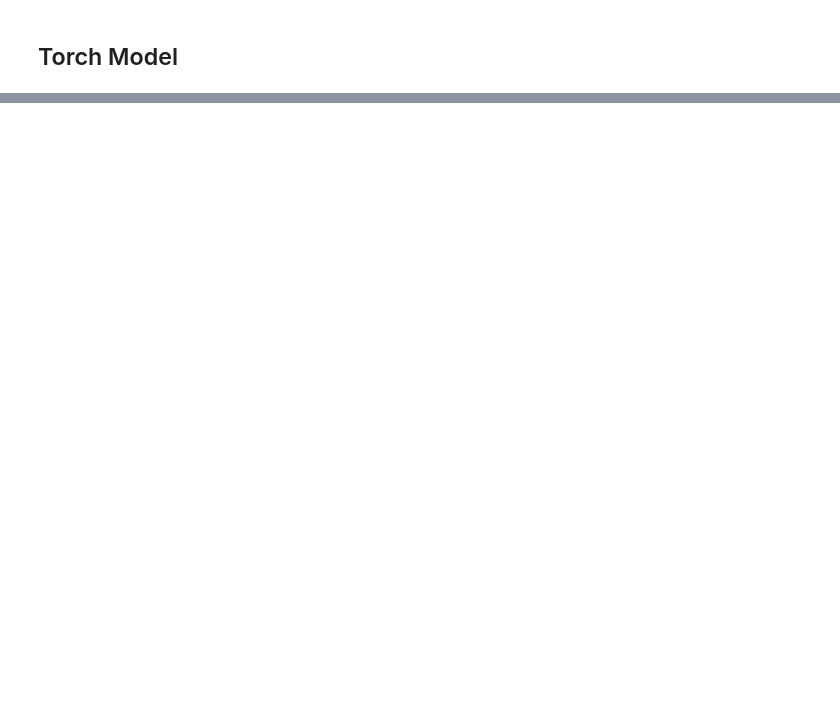
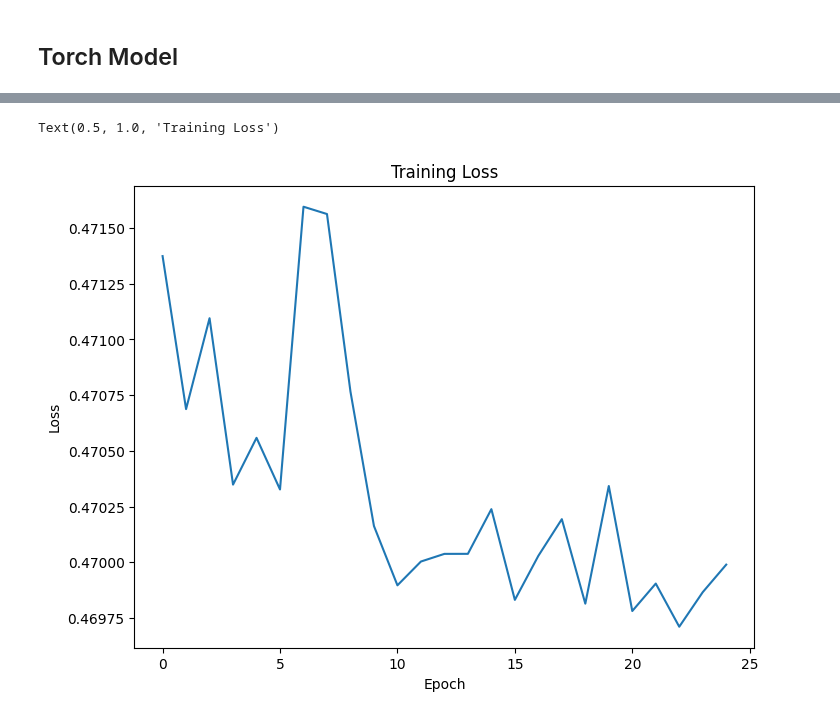
Before and after one commit to c0pp1/TTN4HEP, a Jupyter notebook: TTN/myttnlibrary.ipynb, the cells around one changed output, grey strips where cells are left out. Drawn from its saved outputs; the diff is of its cells as text; code cells hidden in the pictures; blank space fills up the shorter version.

```diff
--- a/TTN/myttnlibrary.ipynb
+++ b/TTN/myttnlibrary.ipynb
@@ -393,0 +783,13 @@ def ttn_to_torchscript(ttn: TTN, name: str) -> torch.jit.ScriptModule:
+# %%
+fig, ax = plt.subplots(1, 1, figsize=(8, 6))
+
+ax.plot([loss_history[i*len(train_dl):((i+1)*len(train_dl) if i<EPOCHS-1 else -1)].mean() for i in range(EPOCHS)])
+
+ax.set_xlabel('Epoch')
+ax.set_ylabel('Loss')
+ax.set_title('Training Loss')
+
+#fig.savefig(f'models/loss_history_{now.strftime("%Y%m%d-%H%M%S")}.png')
+# %% [output]
+Text(0.5, 1.0, 'Training Loss')
+[figure, added]
```
Also changed, not shown: parts of 37 cells of this notebook, 3 other files.
